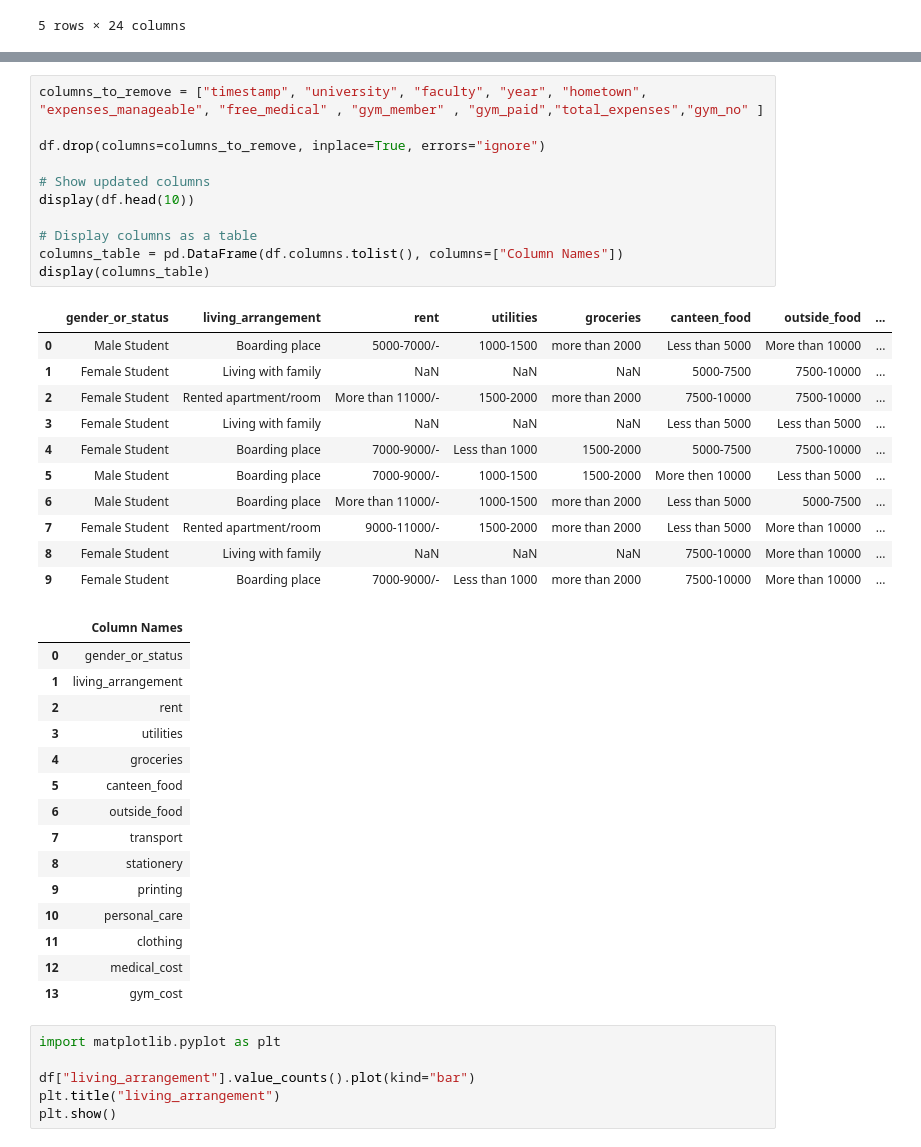
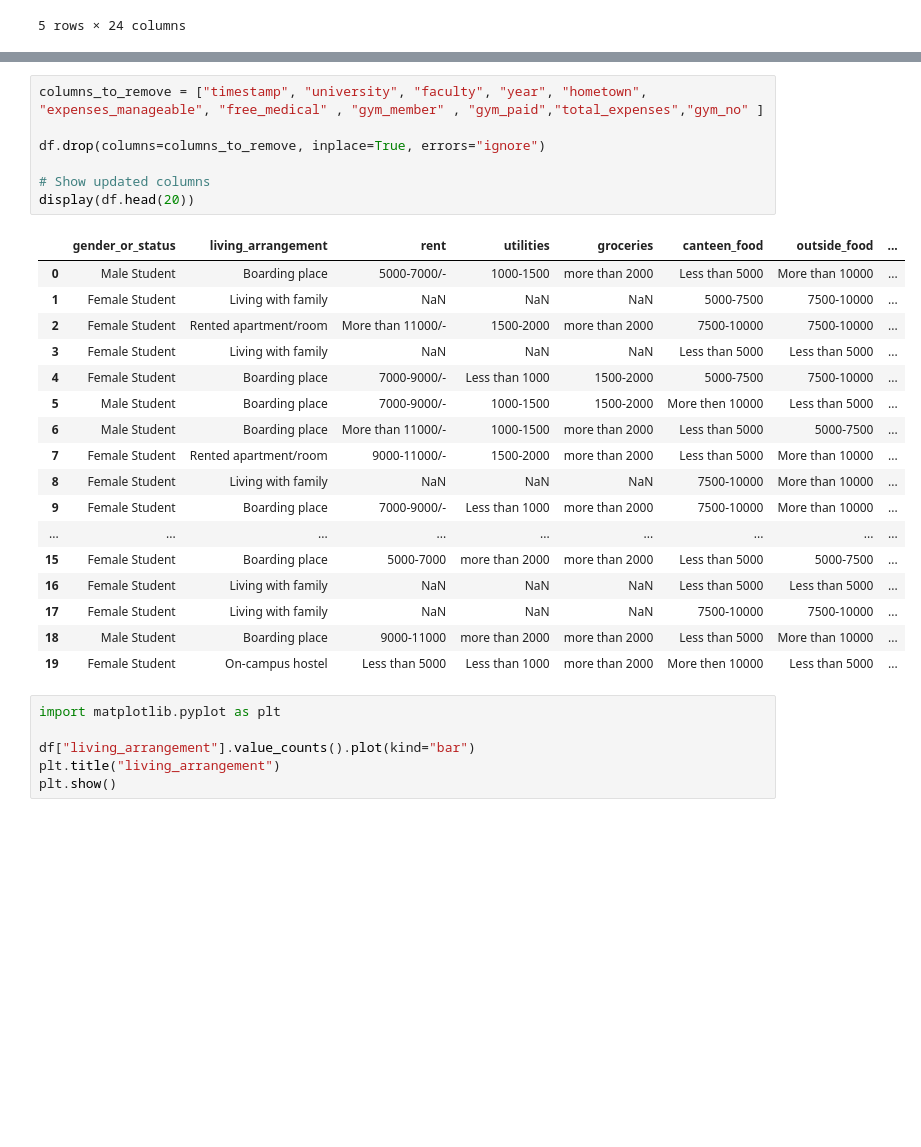
Before and after one commit to Pasindu115530/Static-Project, a Jupyter notebook: test.ipynb, the cells around one changed output, grey strips where cells are left out. Saved outputs shown, nothing was run; the diff lists cells and outputs as text; blank space fills up the shorter version.

```diff
--- a/test.ipynb
+++ b/test.ipynb
@@ -105,41 +89,28 @@ display(columns_table)
 # %%
 columns_to_remove = ["timestamp", "university", "faculty", "year", "hometown", "expenses_manageable", "free_medical" , "gym_member" , "gym_paid","total_expenses","gym_no" ]
 
 df.drop(columns=columns_to_remove, inplace=True, errors="ignore")
 
 # Show updated columns
-display(df.head(10))
-
-# Display columns as a table
-columns_table = pd.DataFrame(df.columns.tolist(), columns=["Column Names"])
-display(columns_table)
+display(df.head(20))
 # %% [output]
 |  | gender_or_status | living_arrangement | rent | utilities | groceries | canteen_food | outside_food | ... |
 | 0 | Male Student | Boarding place | 5000-7000/- | 1000-1500 | more than 2000 | Less than 5000 | More than 10000 | ... |
 | 1 | Female Student | Living with family | NaN | NaN | NaN | 5000-7500 | 7500-10000 | ... |
 | 2 | Female Student | Rented apartment/room | More than 11000/- | 1500-2000 | more than 2000 | 7500-10000 | 7500-10000 | ... |
 | 3 | Female Student | Living with family | NaN | NaN | NaN | Less than 5000 | Less than 5000 | ... |
 | 4 | Female Student | Boarding place | 7000-9000/- | Less than 1000 | 1500-2000 | 5000-7500 | 7500-10000 | ... |
 | 5 | Male Student | Boarding place | 7000-9000/- | 1000-1500 | 1500-2000 | More then 10000 | Less than 5000 | ... |
 | 6 | Male Student | Boarding place | More than 11000/- | 1000-1500 | more than 2000 | Less than 5000 | 5000-7500 | ... |
 | 7 | Female Student | Rented apartment/room | 9000-11000/- | 1500-2000 | more than 2000 | Less than 5000 | More than 10000 | ... |
 | 8 | Female Student | Living with family | NaN | NaN | NaN | 7500-10000 | More than 10000 | ... |
 | 9 | Female Student | Boarding place | 7000-9000/- | Less than 1000 | more than 2000 | 7500-10000 | More than 10000 | ... |
+| ... | ... | ... | ... | ... | ... | ... | ... | ... |
+| 15 | Female Student | Boarding place | 5000-7000 | more than 2000 | more than 2000 | Less than 5000 | 5000-7500 | ... |
+| 16 | Female Student | Living with family | NaN | NaN | NaN | Less than 5000 | Less than 5000 | ... |
+| 17 | Female Student | Living with family | NaN | NaN | NaN | 7500-10000 | 7500-10000 | ... |
+| 18 | Male Student | Boarding place | 9000-11000 | more than 2000 | more than 2000 | Less than 5000 | More than 10000 | ... |
+| 19 | Female Student | On-campus hostel | Less than 5000 | Less than 1000 | more than 2000 | More then 10000 | Less than 5000 | ... |
-|  | Column Names |
-| 0 | gender_or_status |
-| 1 | living_arrangement |
-| 2 | rent |
-| 3 | utilities |
-| 4 | groceries |
-| 5 | canteen_food |
-| 6 | outside_food |
-| 7 | transport |
-| 8 | stationery |
-| 9 | printing |
-| 10 | personal_care |
-| 11 | clothing |
-| 12 | medical_cost |
-| 13 | gym_cost |
 # %%
 import matplotlib.pyplot as plt
 
```
Also changed, not shown: parts of 2 cells of this notebook.
